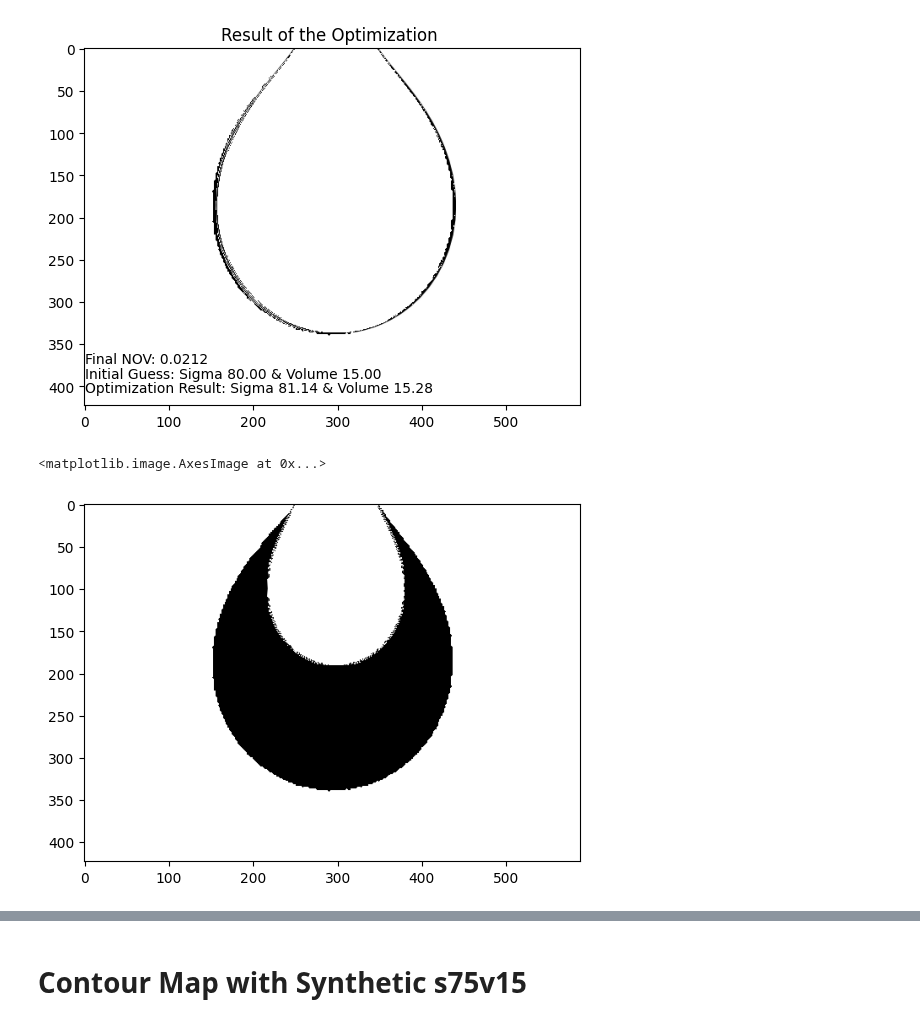
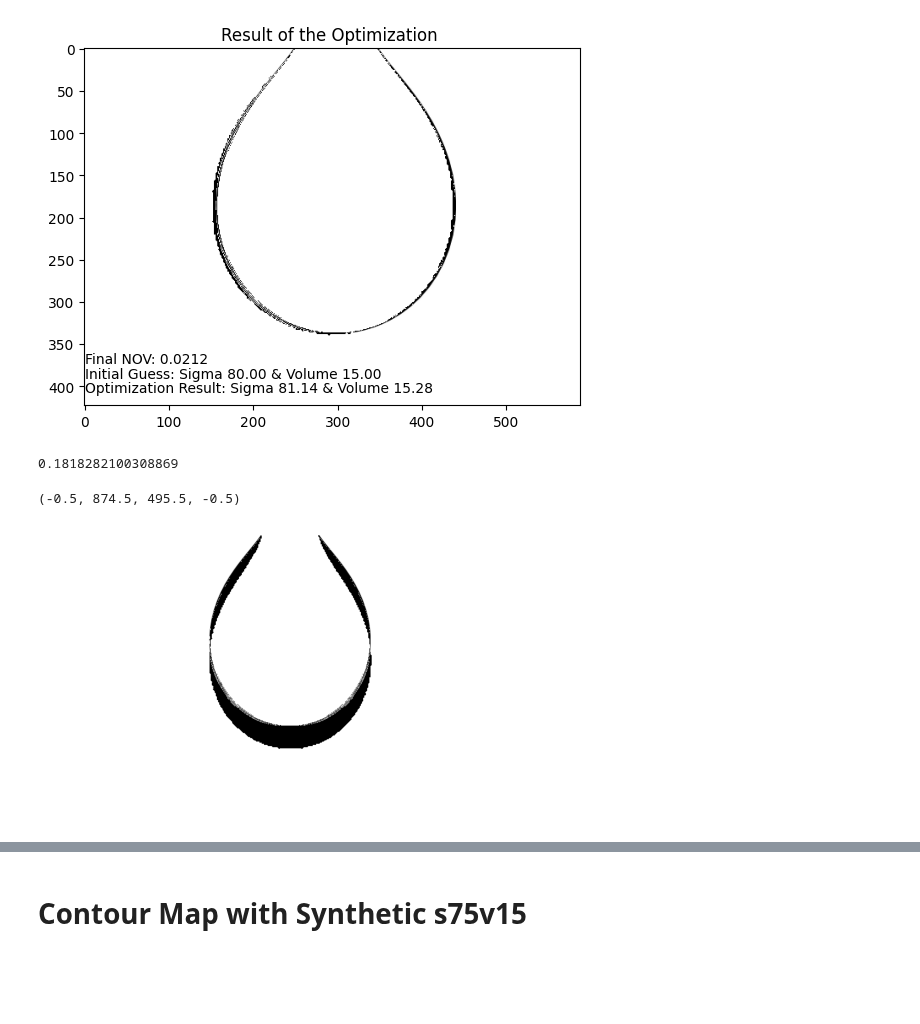
Before and after one commit to Lomolanisgo/Bayesian_PendantDrop_Tensiometry, a Jupyter notebook: optimization_NOV.ipynb, the cells around one changed output, grey strips where cells are left out. Saved outputs shown, nothing was run; the diff lists cells and outputs as text; code cells hidden in the pictures; blank space fills up the shorter version.

```diff
--- a/optimization_NOV.ipynb
+++ b/optimization_NOV.ipynb
@@ -134,7 +134,7 @@ def cal_NOV(exp_zoom,syn_zoom,output=0):
     else:
         return NOV
 
-def optimize_NOV(sv,path_ori=os.path.abspath('./sase_s75.00_v15.00_rn0.50_ln4.00_needle.jpg'),output=0,append=1):
+def optimize_NOV(sv,path_ori=os.path.abspath('./images_experiment/edited_220304_miliq_T17.7_S73.04.png'),output=0,append=1):
     # './sase_s75.00_v15.00_rn0.50_ln4.00_needle.jpg'
     # './images_experiment/edited_220304_miliq_T17.7_S73.04.png'
     sigma=sv[0]
@@ -240,8 +242,8 @@ plt.savefig(fname='Opti_Result_RV_s%.2f_IG_s%.2f_v%.2f.png'%(73.04,x0[0],x0[1]))
 # %% [output]
 [figure]
 # %%
-NOV,C=optimize_NOV(np.asarray((55.12,10)),output=1)
-plt.imshow(C,cmap='gray')
+NOV,C=optimize_NOV(np.asarray((81,15.2)),output=1)
 # %% [output]
-<matplotlib.image.AxesImage at 0x...>
+0.1818282100308869
+(-0.5, 874.5, 495.5, -0.5)
-[figure, old version]
+[figure, new version]
```
Also changed, not shown: parts of 5 cells of this notebook, 14 other files.
